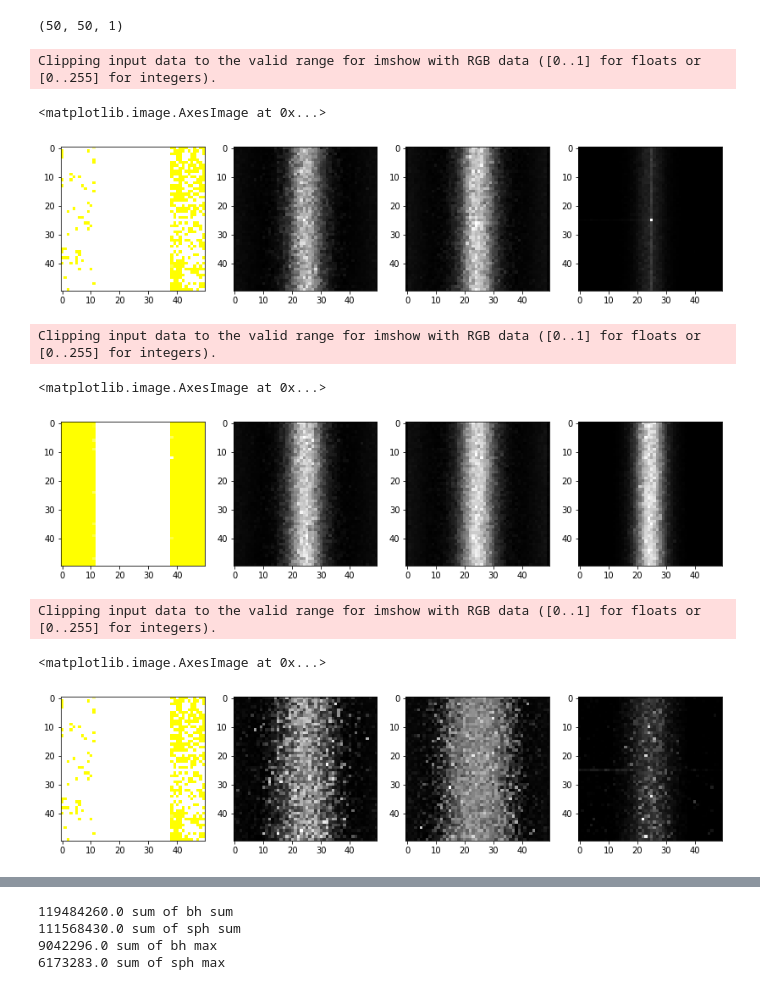
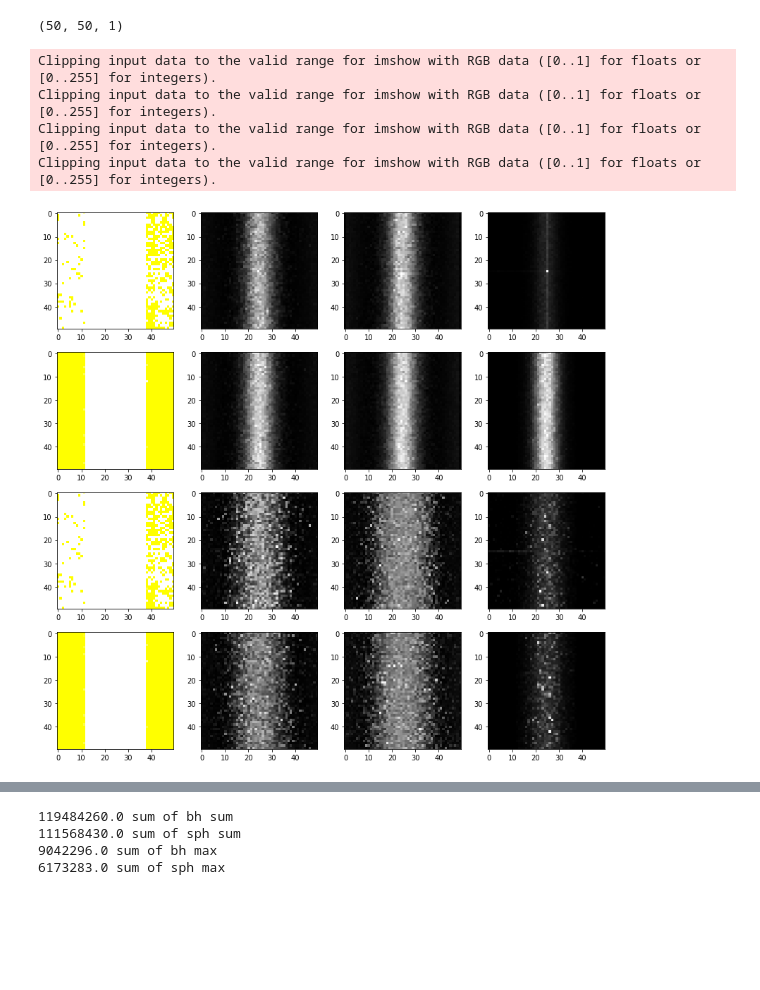
Before and after one commit to 591291-hvl/Bachelor, a Jupyter notebook: Code/notebooks/Tester/heatmap.ipynb, the cells around one changed output, grey strips where cells are left out. Cells and saved outputs as stored; diff of their text form; code cells hidden in the pictures; blank space fills up the shorter version.

```diff
--- a/Code/notebooks/Tester/heatmap.ipynb
+++ b/Code/notebooks/Tester/heatmap.ipynb
@@ -17,11 +17,7 @@ from plotCreator import *
 def combineSum(array): #combine with sum
     combinedImage = array[0].copy()
     for i in range(len(array)):
-        for j in range(50):
-            for k in range(50):
-                for rgb in range(3):
-                    # if combinedImage[j][k][rgb] < [i][j][k][rgb]:
-                    combinedImage[j][k][rgb] += array[i][j][k][rgb]
+        combinedImage = np.add(combinedImage, array[i])
 
 
     return combinedImage
@@ -29,11 +25,7 @@ def combineSum(array): #combine with sum
 def combineMax(array): #combine with max value
     combinedImage = array[0].copy()
     for i in range(len(array)):
-        for j in range(50):
-            for k in range(50):
-                for rgb in range(3):
-                    if combinedImage[j][k][rgb] < array[i][j][k][rgb]:
-                        combinedImage[j][k][rgb] = array[i][j][k][rgb]
+            combinedImage = np.maximum(combinedImage, array[i])
 
 
     return combinedImage
@@ -66,32 +58,19 @@ np.shape(np.reshape([x if x <= 607435.3 else 0.0 for x in bhcombinedSum[:,:,2:3]
 # %% [output]
 (50, 50, 1)
 # %%
-f, axarr = plt.subplots(1,4, figsize=(14,14))
-axarr[0].imshow(bhcombinedSum, cmap='gray')
-axarr[1].imshow(bhcombinedSum[:,:,0:1], cmap='gray')
-axarr[2].imshow(bhcombinedSum[:,:,1:2], cmap='gray')
-axarr[3].imshow(bhcombinedSum[:,:,2:3], cmap='gray')
+f, axarr = plt.subplots(4,4, figsize=(14,14))
+axarr[0][0].imshow(bhcombinedSum, cmap='gray')
+axarr[1][0].imshow(sphcombinedSum, cmap='gray')
+axarr[2][0].imshow(bhcombinedMax, cmap='gray')
+axarr[3][0].imshow(sphcombinedMax, cmap='gray')
+for i in range(1,4):
+    axarr[0][i].imshow(bhcombinedSum[:,:,(i-1):i], cmap='gray')
+    axarr[1][i].imshow(sphcombinedSum[:,:,(i-1):i], cmap='gray')
+    axarr[2][i].imshow(bhcombinedMax[:,:,(i-1):i], cmap='gray')
+    axarr[3][i].imshow(sphcombinedMax[:,:,(i-1):i], cmap='gray')
 # %% [output]
 Clipping input data to the valid range for imshow with RGB data ([0..1] for floats or [0..255] for integers).
+Clipping input data to the valid range for imshow with RGB data ([0..1] for floats or [0..255] for integers).
+Clipping input data to the valid range for imshow with RGB data ([0..1] for floats or [0..255] for integers).
+Clipping input data to the valid range for imshow with RGB data ([0..1] for floats or [0..255] for integers).
-<matplotlib.image.AxesImage at 0x...>
-[figure, old version]
+[figure, new version]
-# %%
-f, axarr = plt.subplots(1,4, figsize=(14,14))
-axarr[0].imshow(sphcombinedSum, cmap='gray')
-axarr[1].imshow(sphcombinedSum[:,:,0:1], cmap='gray')
-axarr[2].imshow(sphcombinedSum[:,:,1:2], cmap='gray')
-axarr[3].imshow(sphcombinedSum[:,:,2:3], cmap='gray')
-# %% [output]
-Clipping input data to the valid range for imshow with RGB data ([0..1] for floats or [0..255] for integers).
-<matplotlib.image.AxesImage at 0x...>
-[figure, removed]
-# %%
-f, axarr = plt.subplots(1,4, figsize=(14,14))
-axarr[0].imshow(bhcombinedMax, cmap='gray')
-axarr[1].imshow(bhcombinedMax[:,:,0:1], cmap='gray')
-axarr[2].imshow(bhcombinedMax[:,:,1:2], cmap='gray')
-axarr[3].imshow(bhcombinedMax[:,:,2:3], cmap='gray')
-# %% [output]
-Clipping input data to the valid range for imshow with RGB data ([0..1] for floats or [0..255] for integers).
-<matplotlib.image.AxesImage at 0x...>
-[figure, removed]
```
Also changed, not shown: parts of 5 cells of this notebook, 2 other files.
